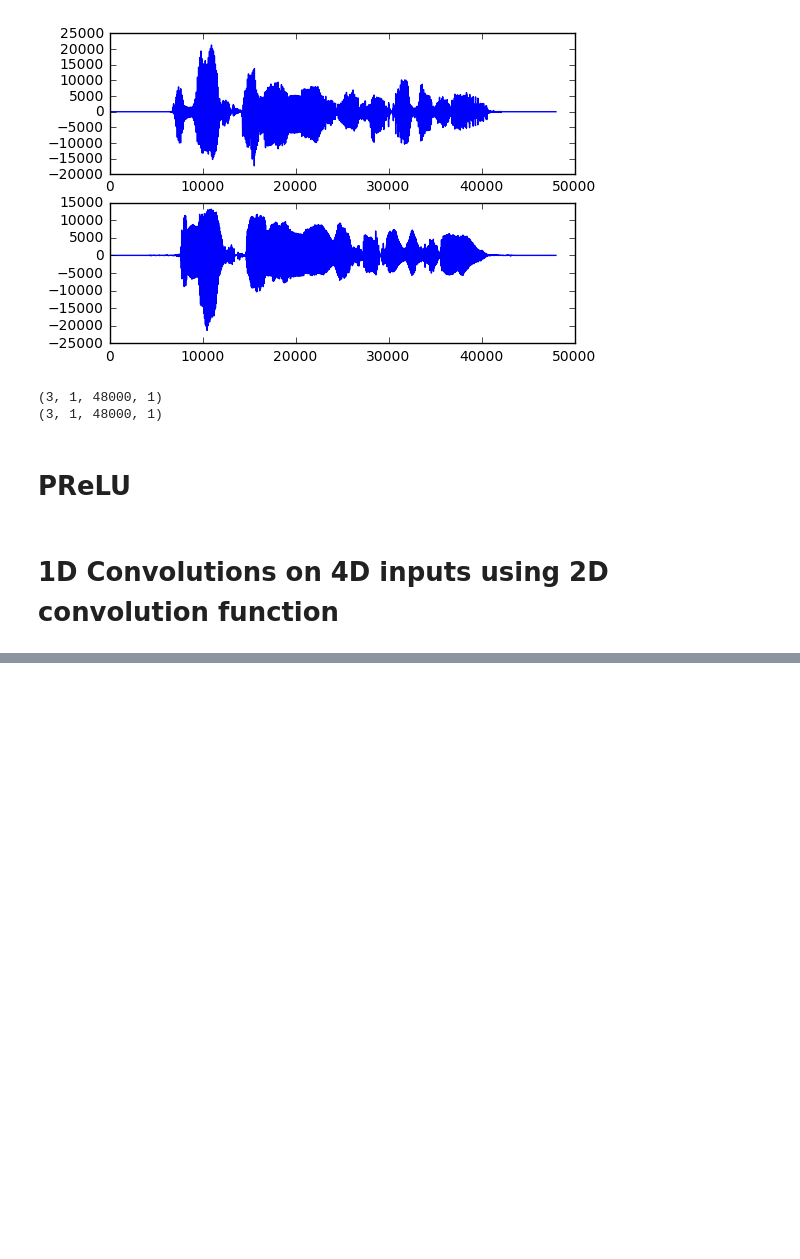
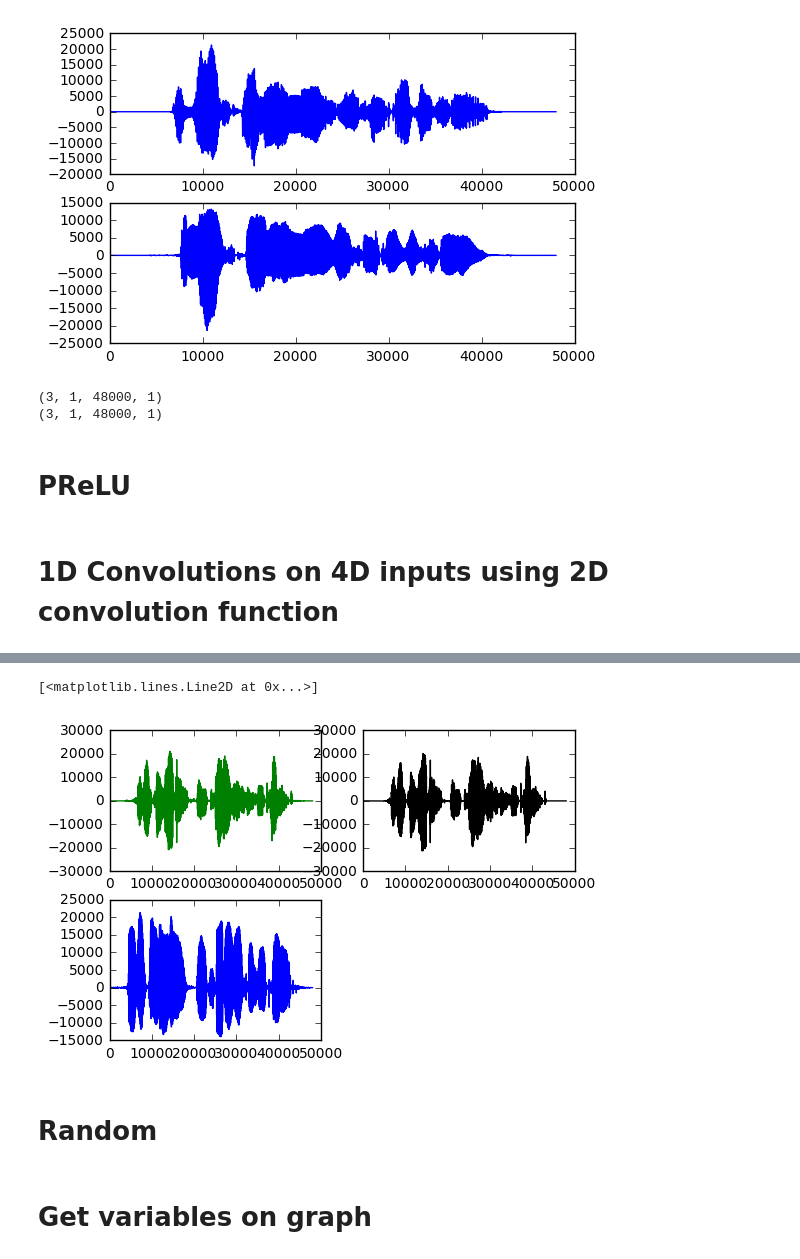
Before and after one commit to tmulc18/S2SCycleGAN, a Jupyter notebook: nbs/Data Investigating.ipynb, the cells around one changed output, grey strips where cells are left out. Cells and saved outputs as stored; diff of their text form; code cells hidden in the pictures; blank space fills up the shorter version.

```diff
--- a/nbs/Data Investigating.ipynb
+++ b/nbs/Data Investigating.ipynb
@@ -278,0 +315,2 @@ result.shape
+# %%
+result = sess.run(dl1,feed_dict=fd)
@@ -279,3 +322,17 @@ result.shape
+# %%
+plt.subplot(221)
+plt.plot(result[0,0,:,0],color='green')
+plt.subplot(222)
+plt.plot(x_data[0,0,:,0],color='black')
+plt.subplot(223)
+plt.plot(y_data[0,0,:,0],color='blue')
+# %% [output]
+[<matplotlib.lines.Line2D at 0x...>]
+[figure, added]
+# %% [markdown]
+# Random
+# %% [markdown]
+# Get variables on graph
 # %%
 for i in g.get_collection('trainable_variables'):
     print i.name
```
Also changed, not shown: parts of 9 cells of this notebook.
